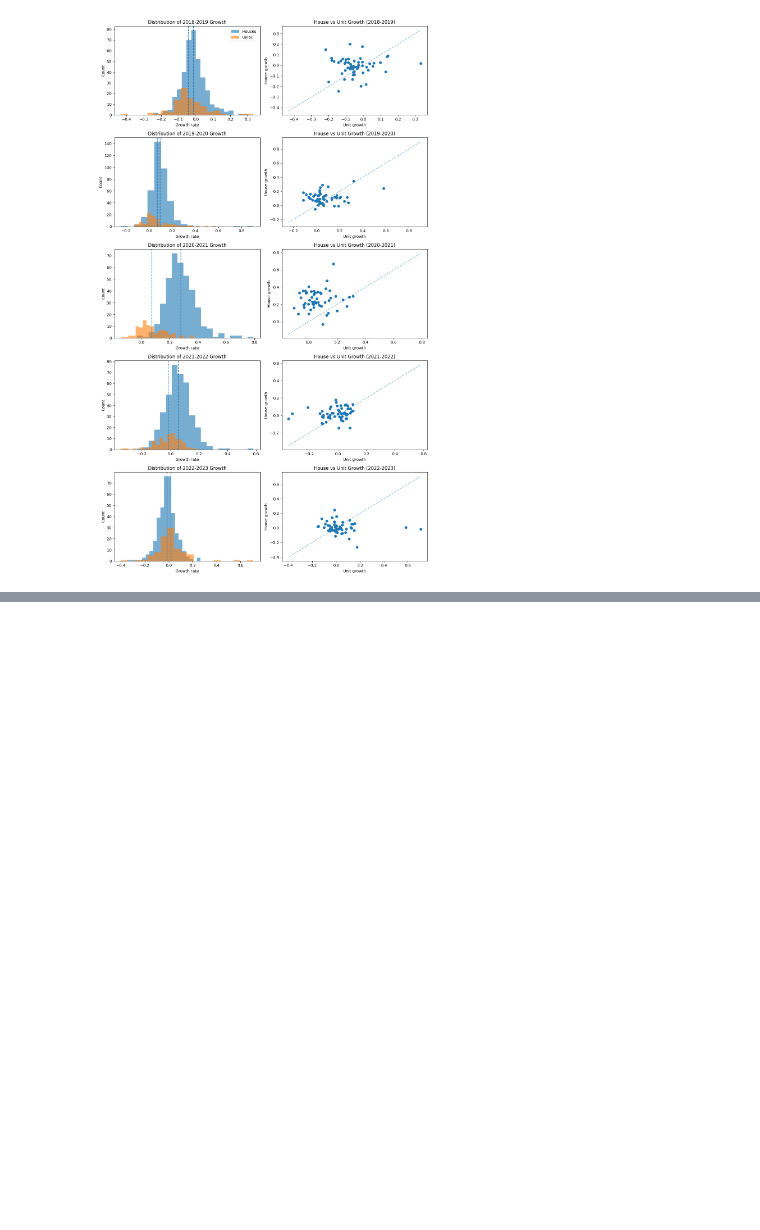
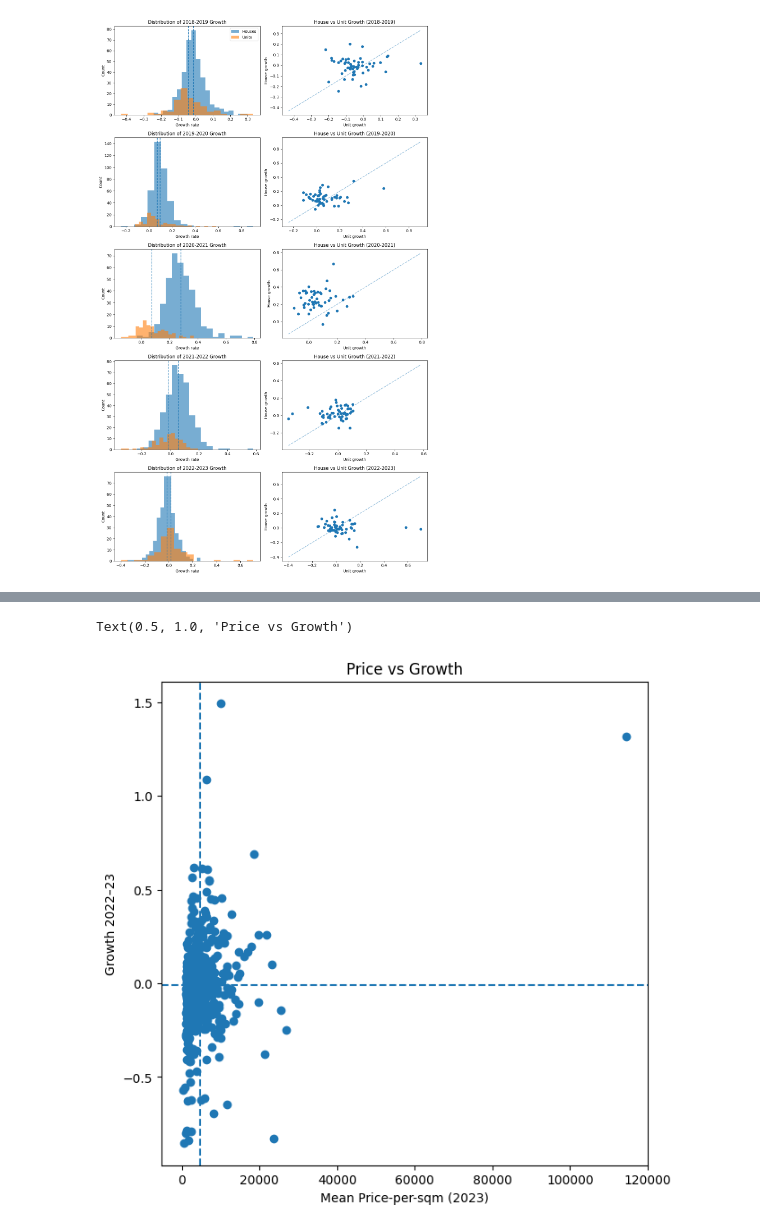
Before and after one commit to eternalBackPain/NSW-Property-Data, a Jupyter notebook: 20250607 analysis.ipynb, the cells around one changed output, grey strips where cells are left out. Cells and saved outputs as stored; diff of their text form; code cells hidden in the pictures; blank space fills up the shorter version.

```diff
--- a/20250607 analysis.ipynb
+++ b/20250607 analysis.ipynb
@@ -401,0 +406,30 @@ plt.show()
+# %%
+# 1. Compute Price_per_sqm and extract Year
+df['Price_per_sqm'] = df['Sale Price'] / df['Area']
+df['Year'] = df['Sale Date'].dt.year
+
+# 2. Compute counts per Locality × Year and keep only Localities with ≥10 sales in every year
+counts = (
+    df
+    .groupby(['Locality','Year'])
+    .size()
+    .unstack(fill_value=0)
+    .sort_index(axis=1)
+)
+valid_locs = counts[counts.min(axis=1) >= 10].index
+df_filtered = df[df['Locality'].isin(valid_locs)]
+
+# 3. Pivot average Price_per_sqm by Locality × Year
+pivot_table = (
+    df_filtered
+    .groupby(['Locality','Year'], as_index=False)['Price_per_sqm']
+    .mean()
+    .pivot(index='Locality', columns='Year', values='Price_per_sqm')
+)
+
+# 4. Identify the most recent year and sort ascending
+latest_year = pivot_table.columns.max()
+sorted_by_latest = pivot_table.sort_values(by=latest_year, ascending=True)
+
+# 5. Display
+print(sorted_by_latest.to_markdown())
@@ -401,0 +733,14 @@ plt.show()
+# %%
+# assume ‘2023’ column is present
+x = summary[2023]
+y = summary['Growth_2022_2023']
+fig, ax = plt.subplots(figsize=(7, 7))
+ax.scatter(x, y)
+ax.axvline(x.mean(), linestyle='--')
+ax.axhline(y.mean(), linestyle='--')
+ax.set_xlabel('Mean Price-per-sqm (2023)')
+ax.set_ylabel('Growth 2022–23')
+ax.set_title('Price vs Growth')
+# %% [output]
+Text(0.5, 1.0, 'Price vs Growth')
+[figure, added]
```
Also changed, not shown: parts of 11 cells of this notebook.
